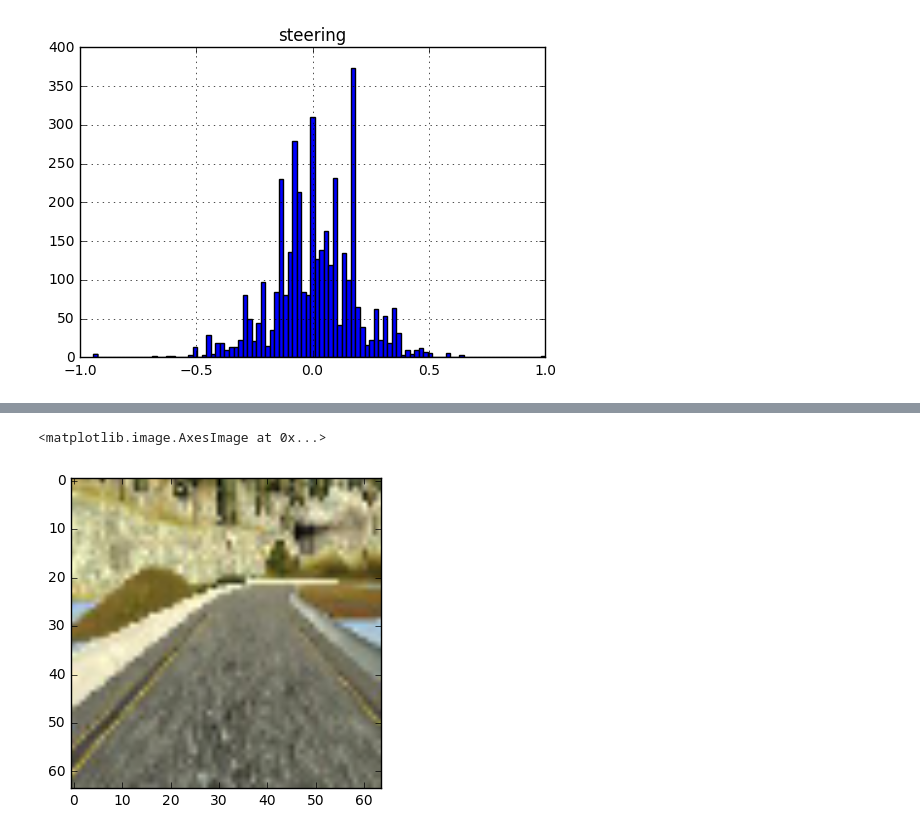
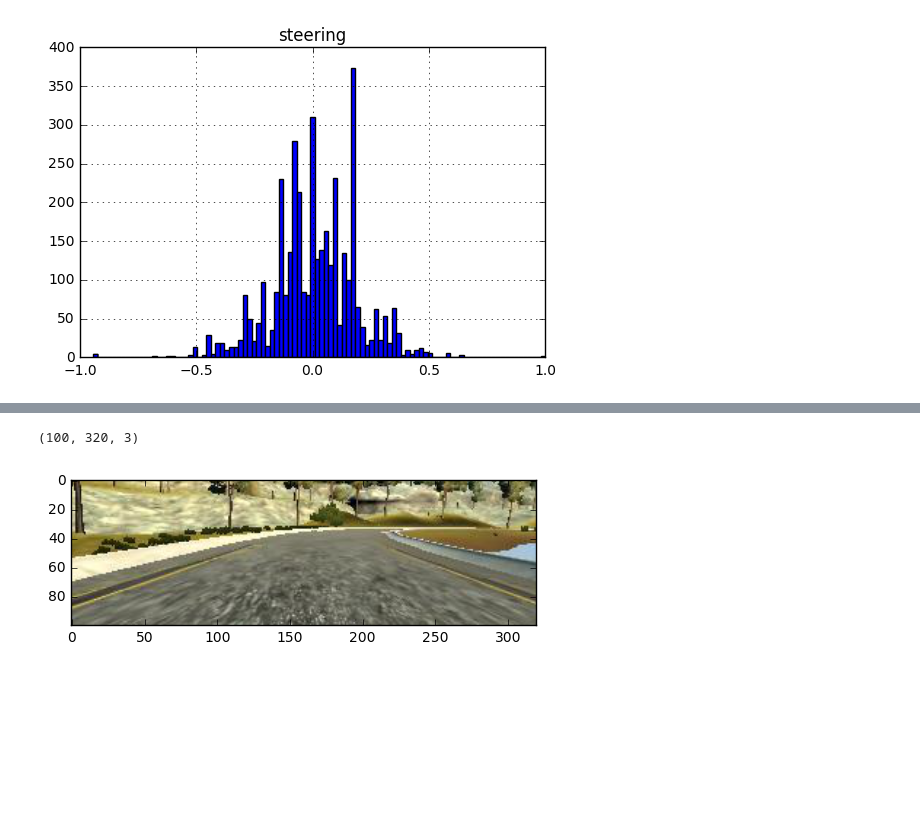
Before and after one commit to SamSamskies/CarND-Behavioral-Cloning, a Jupyter notebook: notebooks/data-exploration-1.ipynb, the cells around one changed output, grey strips where cells are left out. Drawn from its saved outputs; the diff is of its cells as text; code cells hidden in the pictures; blank space fills up the shorter version.

```diff
--- a/notebooks/data-exploration-1.ipynb
+++ b/notebooks/data-exploration-1.ipynb
@@ -79,14 +81,16 @@ show_image(DATA_PATH + row.right.strip(), 'steering {}'.format(row.steering - .2
 # %%
 # reduce size to 64 x 32
 # crop bottom to remove hood of car
 # crop top to remove horizon
 image = cv2.imread(DATA_PATH + row.center.strip())
 image = image[32:132]
-resized_image = cv2.resize(image, (64, 64))
-plt.imshow(cv2.cvtColor(resized_image, cv2.COLOR_BGR2RGB))
+plt.imshow(cv2.cvtColor(image, cv2.COLOR_BGR2RGB))
+print(image.shape)
+# resized_image = cv2.resize(image, (64, 64))
+# plt.imshow(cv2.cvtColor(resized_image, cv2.COLOR_BGR2RGB))
 # %% [output]
-<matplotlib.image.AxesImage at 0x...>
+(100, 320, 3)
-[figure, old version]
+[figure, new version]
 # %%
 datagen = ImageDataGenerator(rescale=1./255, rotation_range=5, horizontal_flip=True)
 image = cv2.cvtColor(cv2.imread(DATA_PATH + row.center.strip()), cv2.COLOR_BGR2RGB)
```
Also changed, not shown: parts of 4 cells of this notebook, 2 other files.
